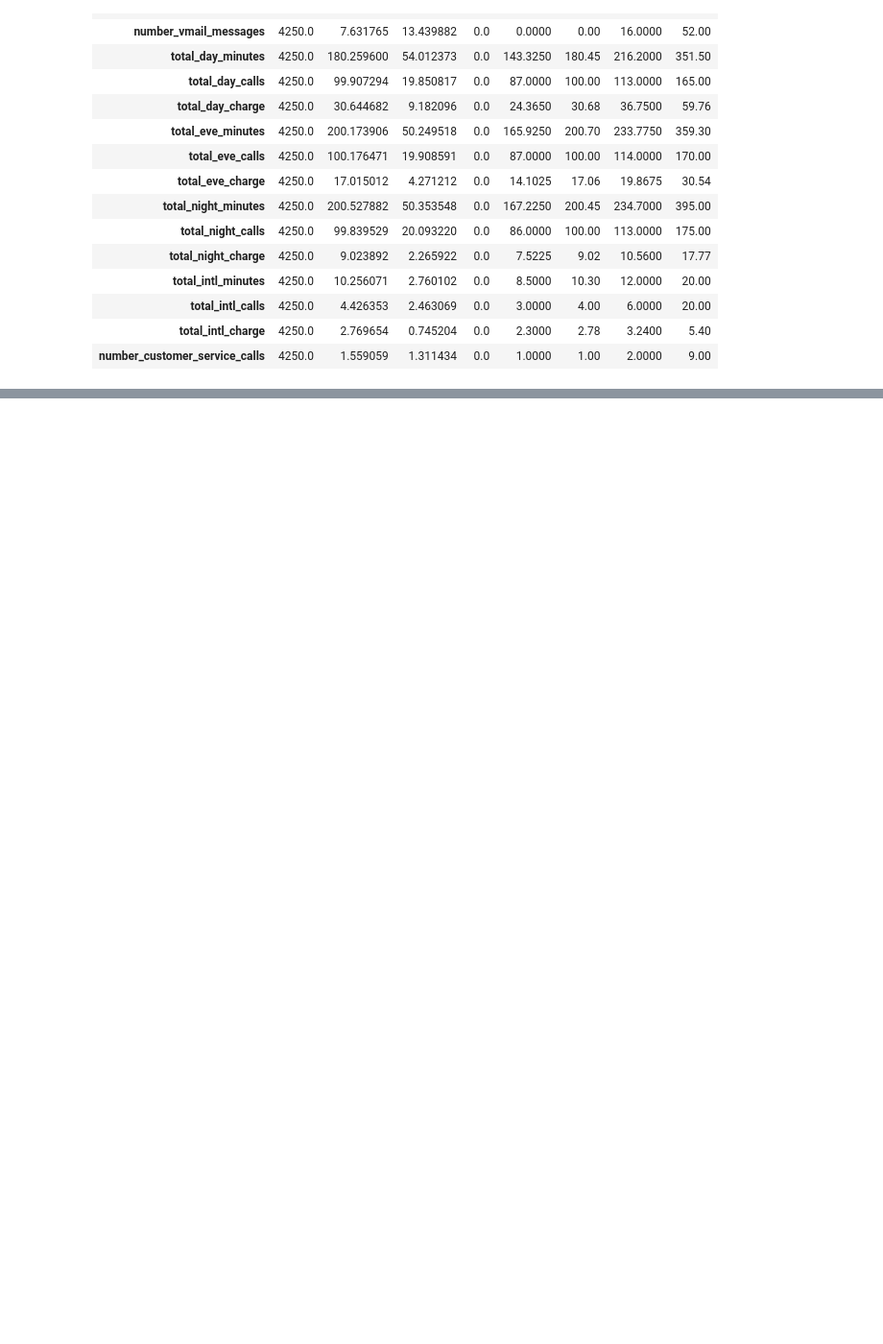
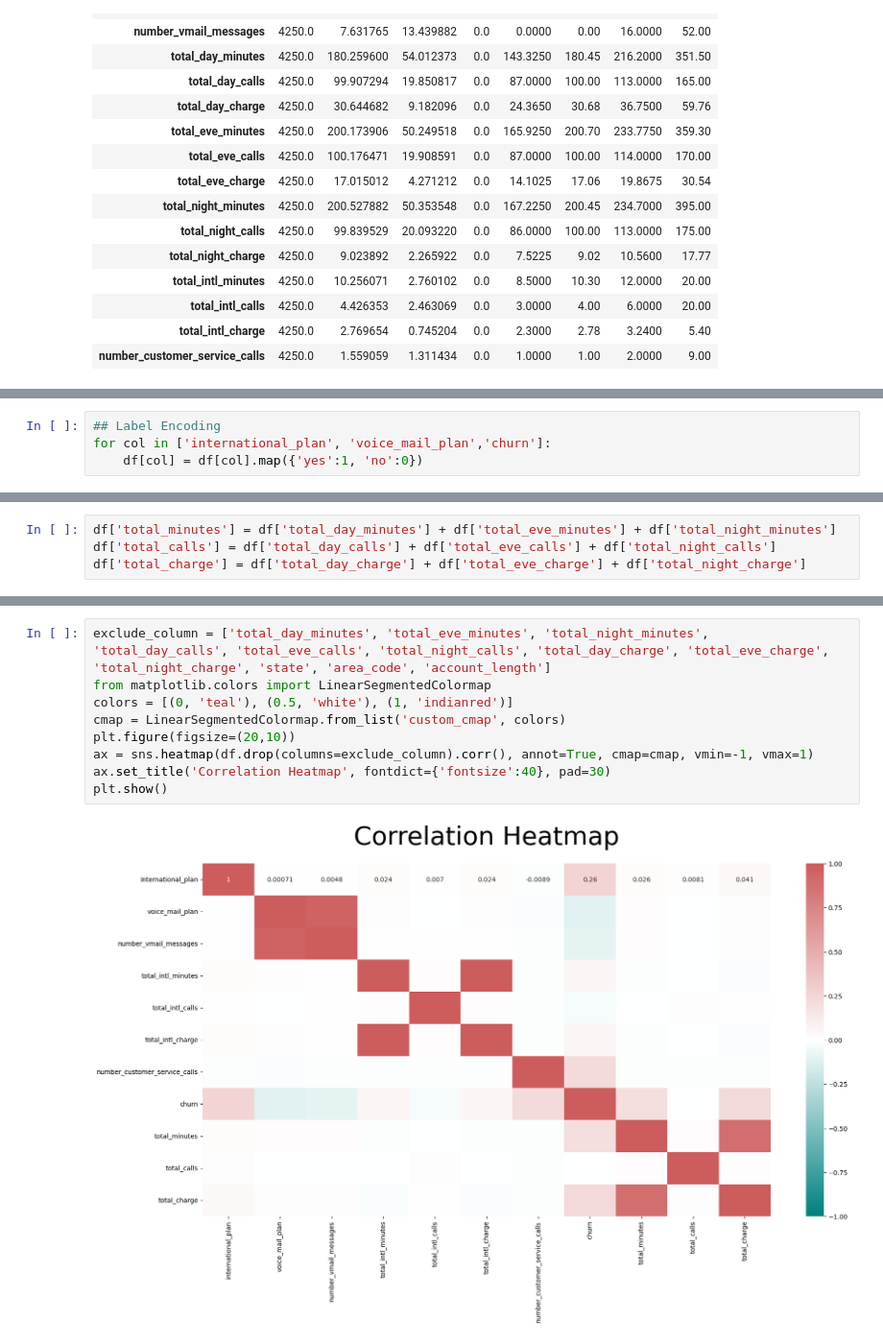
Before and after one commit to YeabsiraTibebu/Customer-Churn-Prediction, a Jupyter notebook: notebook/EDA.ipynb, the cells around one changed output, grey strips where cells are left out. Shown at 96% size. Drawn from its saved outputs; the diff is of its cells as text; blank space fills up the shorter version.

```diff
--- a/notebook/EDA.ipynb
+++ b/notebook/EDA.ipynb
@@ -314,0 +355,4 @@ df.describe().transpose()
+# %%
+## Label Encoding
+for col in ['international_plan', 'voice_mail_plan','churn']:
+    df[col] = df[col].map({'yes':1, 'no':0})
@@ -314,0 +367,4 @@ df.describe().transpose()
+# %%
+df['total_minutes'] = df['total_day_minutes'] + df['total_eve_minutes'] + df['total_night_minutes']
+df['total_calls'] = df['total_day_calls'] + df['total_eve_calls'] + df['total_night_calls']
+df['total_charge'] = df['total_day_charge'] + df['total_eve_charge'] + df['total_night_charge']
@@ -314,0 +417,11 @@ df.describe().transpose()
+# %%
+exclude_column = ['total_day_minutes', 'total_eve_minutes', 'total_night_minutes', 'total_day_calls', 'total_eve_calls', 'total_night_calls', 'total_day_charge', 'total_eve_charge', 'total_night_charge', 'state', 'area_code', 'account_length']
+from matplotlib.colors import LinearSegmentedColormap
+colors = [(0, 'teal'), (0.5, 'white'), (1, 'indianred')]
+cmap = LinearSegmentedColormap.from_list('custom_cmap', colors)
+plt.figure(figsize=(20,10))
+ax = sns.heatmap(df.drop(columns=exclude_column).corr(), annot=True, cmap=cmap, vmin=-1, vmax=1)
+ax.set_title('Correlation Heatmap', fontdict={'fontsize':40}, pad=30)
+plt.show()
+# %% [output]
+[figure, added]
```
Also changed, not shown: parts of 15 cells of this notebook, 2 other files.
